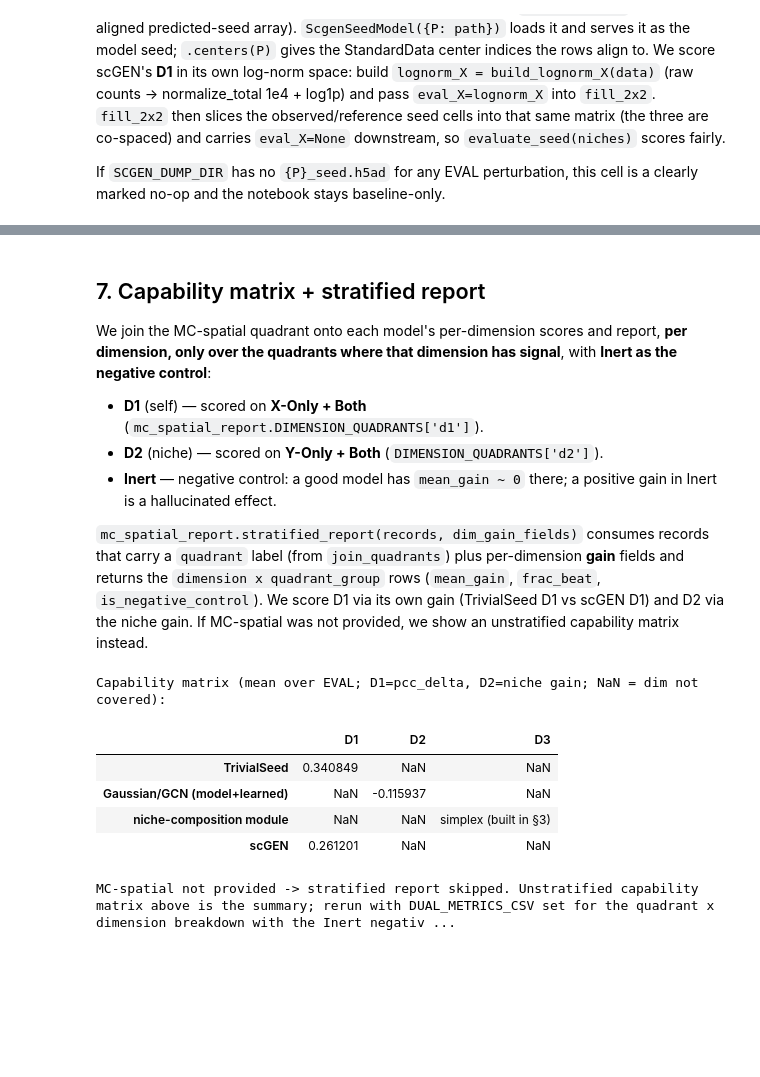
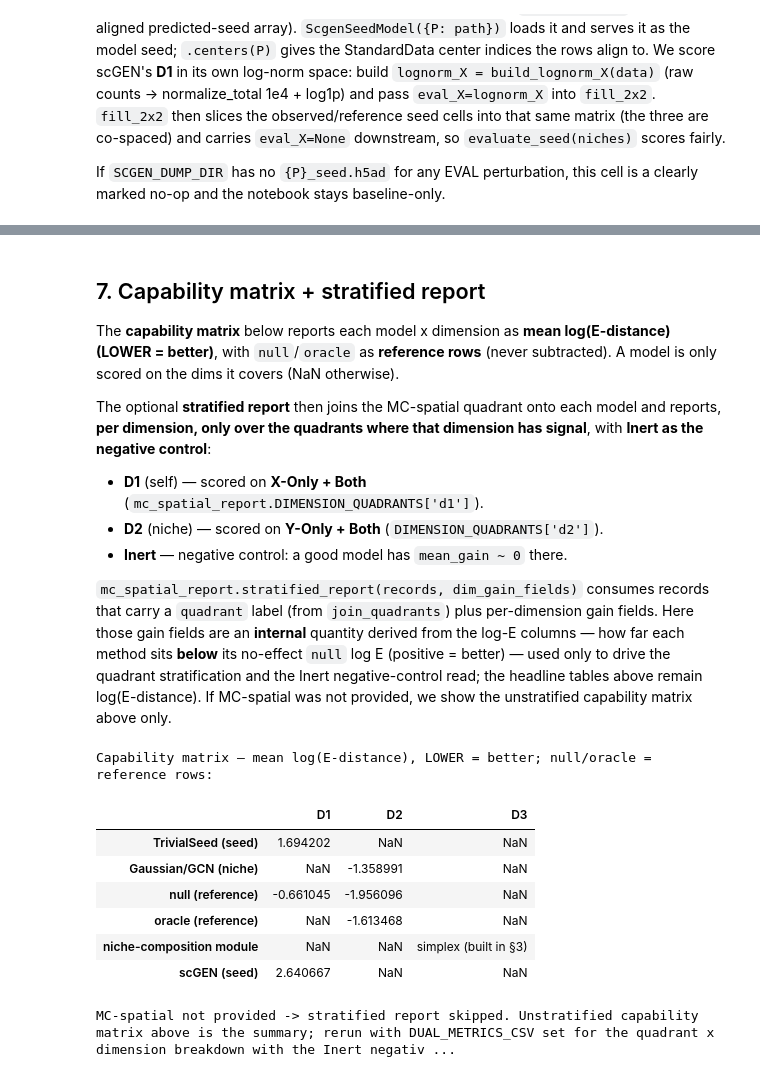
Before and after one commit to cz3900/sp-perturb-benchmark, a Jupyter notebook: notebooks/run_benchmark.executed.ipynb, the cells around one changed output, grey strips where cells are left out. Cells and saved outputs as stored; diff of their text form; code cells hidden in the pictures; blank space fills up the shorter version.

Commit message:
notebook: executed log-E version (capability heatmap + FINAL table, no gain)
Co-Authored-By: Claude Opus 4.8 (1M context) <noreply@anthropic.com>

```diff
--- a/notebooks/run_benchmark.executed.ipynb
+++ b/notebooks/run_benchmark.executed.ipynb
@@ -163,17 +166,0 @@ NOTE: MC-spatial Dual_Metrics.csv not provided (DUAL_METRICS_CSV is unset/missin
-# %%
-res = run_benchmark(data, perturbations=EVAL, k=K_GRAPH, k_ref=K_REF,
-                    gcn_kwargs={'hidden': 64, 'epochs': 30})
-
-rows = []
-for p in EVAL:
-    s = res['seed'][p]; c = res['compare'][p]
-    rows.append(dict(
-        perturbation=p,
-        quadrant=QUADRANT_OF.get(p, mcj.UNKNOWN),
-        d1_trivial_pcc=s['pcc_delta'], d1_trivial_mse=s['mse'],    # D1 from TrivialSeed
-        d2_gain=c['gain']['model+learned'], d2_pcc=c['pcc']['model+learned'],  # D2 deployable
-        d2_gain_oracle=c['gain'].get('oracle'), e_null=c['e']['null'],
-        leak_ok=res['leakage_pass'][p],
-    ))
-base_df = pd.DataFrame(rows).sort_values('d2_gain', ascending=False).reset_index(drop=True)
-base_df
@@ -230,11 +247,13 @@ if scgen_paths:
                         eval_X=lognorm_X)              # log-norm scoring space for D1
         niches = grid['_niches']                        # eval_X already consumed into the matrix
         scgen_d1[p] = evaluate_seed(niches, eval_X=niches.get('eval_X'))   # carried eval_X is None here
+    # scGEN D1 as log(E-distance) (lower = better); pcc kept supplementary.
     sc_df = pd.DataFrame([dict(perturbation=p, quadrant=QUADRANT_OF.get(p, mcj.UNKNOWN),
-                               scgen_d1_pcc=v['pcc_delta'], scgen_d1_mse=v['mse'])
+                               scgen_d1_logE=_seed_logE(v.get('e_samples', {}).get('model', [])),
+                               scgen_d1_pcc=v['pcc_delta'])
                           for p, v in scgen_d1.items()])
     base_df = base_df.merge(sc_df.drop(columns='quadrant'), on='perturbation', how='left')
-    display(sc_df.sort_values('scgen_d1_pcc', ascending=False).reset_index(drop=True))
+    display(sc_df.sort_values('scgen_d1_logE', ascending=True).reset_index(drop=True))
 else:
     print('NOTE: no scGEN {P}_seed.h5ad dumps found (SCGEN_DUMP_DIR unset/empty).')
     print('      -> running BASELINE-ONLY; scGEN D1 columns are omitted.')
@@ -259,30 +278,39 @@ base_df
 # %% [markdown]
 ## 7. Capability matrix + stratified report
-We join the MC-spatial quadrant onto each model's per-dimension scores and report, **per dimension, only over the quadrants where that dimension has signal**, with **Inert as the negative control**:
+The **capability matrix** below reports each model x dimension as **mean log(E-distance) (LOWER = better)**, with `null`/`oracle` as **reference rows** (never subtracted). A model is only scored on the dims it covers (NaN otherwise).
+
+The optional **stratified report** then joins the MC-spatial quadrant onto each model and reports, **per dimension, only over the quadrants where that dimension has signal**, with **Inert as the negative control**:
 - **D1** (self) — scored on **X-Only + Both** (`mc_spatial_report.DIMENSION_QUADRANTS['d1']`).
 - **D2** (niche) — scored on **Y-Only + Both** (`DIMENSION_QUADRANTS['d2']`).
-- **Inert** — negative control: a good model has `mean_gain ~ 0` there; a positive gain in Inert is a hallucinated effect.
+- **Inert** — negative control: a good model has `mean_gain ~ 0` there.
 
-`mc_spatial_report.stratified_report(records, dim_gain_fields)` consumes records that carry a `quadrant` label (from `join_quadrants`) plus per-dimension **gain** fields and returns the `dimension x quadrant_group` rows (`mean_gain`, `frac_beat`, `is_negative_control`). We score D1 via its own gain (TrivialSeed D1 vs scGEN D1) and D2 via the niche gain. If MC-spatial was not provided, we show an unstratified capability matrix instead.
+`mc_spatial_report.stratified_report(records, dim_gain_fields)` consumes records that carry a `quadrant` label (from `join_quadrants`) plus per-dimension gain fields. Here those gain fields are an **internal** quantity derived from the log-E columns — how far each method sits **below** its no-effect `null` log E (positive = better) — used only to drive the quadrant stratification and the Inert negative-control read; the headline tables above remain log(E-distance). If MC-spatial was not provided, we show the unstratified capability matrix above only.
 # %%
 def _capability_matrix(df):
-    """Which model covers which dimension (mean score over the rows we have)."""
-    cm = {'TrivialSeed': {'D1': float(np.nanmean(df['d1_trivial_pcc'])), 'D2': np.nan, 'D3': np.nan},
-          'Gaussian/GCN (model+learned)': {'D1': np.nan,
-                                           'D2': float(np.nanmean(df['d2_gain'])), 'D3': np.nan},
+    """Mean log(E-distance) per model x dimension (LOWER = better); null/oracle are
+    reference rows, not models. NaN = dimension not covered by that model."""
+    cm = {'TrivialSeed (seed)': {'D1': float(np.nanmean(df['d1_logE'])), 'D2': np.nan, 'D3': np.nan},
+          'Gaussian/GCN (niche)': {'D1': np.nan,
+                                   'D2': float(np.nanmean(df['d2_logE'])), 'D3': np.nan},
+          'null (reference)': {'D1': float(np.nanmean(df['d1_null_logE'])),
+                               'D2': float(np.nanmean(df['d2_null_logE'])), 'D3': np.nan},
+          'oracle (reference)': {'D1': np.nan,
+                                 'D2': float(np.nanmean(df['d2_oracle_logE'])), 'D3': np.nan},
           'niche-composition module': {'D1': np.nan, 'D2': np.nan, 'D3': 'simplex (built in §3)'}}
-    if 'scgen_d1_pcc' in df.columns:
-        cm['scGEN'] = {'D1': float(np.nanmean(df['scgen_d1_pcc'])), 'D2': np.nan, 'D3': np.nan}
+    if 'scgen_d1_logE' in df.columns:
+        cm['scGEN (seed)'] = {'D1': float(np.nanmean(df['scgen_d1_logE'])), 'D2': np.nan, 'D3': np.nan}
     return pd.DataFrame(cm).T
 
-print('Capability matrix (mean over EVAL; D1=pcc_delta, D2=niche gain; NaN = dim not covered):')
+print('Capability matrix — mean log(E-distance), LOWER = better; null/oracle = reference rows:')
 display(_capability_matrix(base_df))
 # %% [output]
-Capability matrix (mean over EVAL; D1=pcc_delta, D2=niche gain; NaN = dim not covered):
+Capability matrix — mean log(E-distance), LOWER = better; null/oracle = reference rows:
 |  | D1 | D2 | D3 |
-| TrivialSeed | 0.340849 | NaN | NaN |
-| Gaussian/GCN (model+learned) | NaN | -0.115937 | NaN |
+| TrivialSeed (seed) | 1.694202 | NaN | NaN |
+| Gaussian/GCN (niche) | NaN | -1.358991 | NaN |
+| null (reference) | -0.661045 | -1.956096 | NaN |
+| oracle (reference) | NaN | -1.613468 | NaN |
 | niche-composition module | NaN | NaN | simplex (built in §3) |
-| scGEN | 0.261201 | NaN | NaN |
+| scGEN (seed) | 2.640667 | NaN | NaN |
 # %%
 if HAVE_MC:
```
Also changed, not shown: parts of 14 cells of this notebook, 1 other file.
